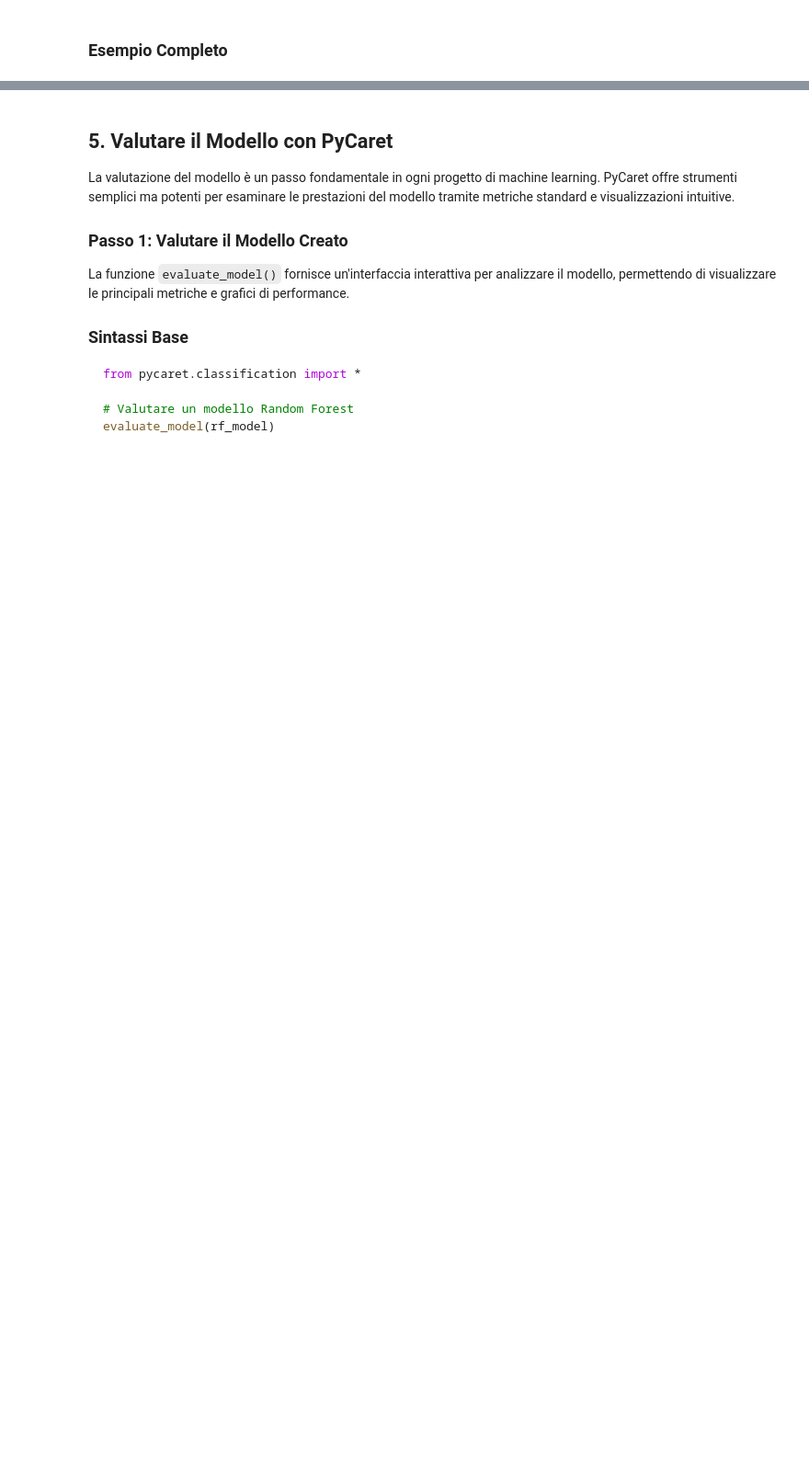
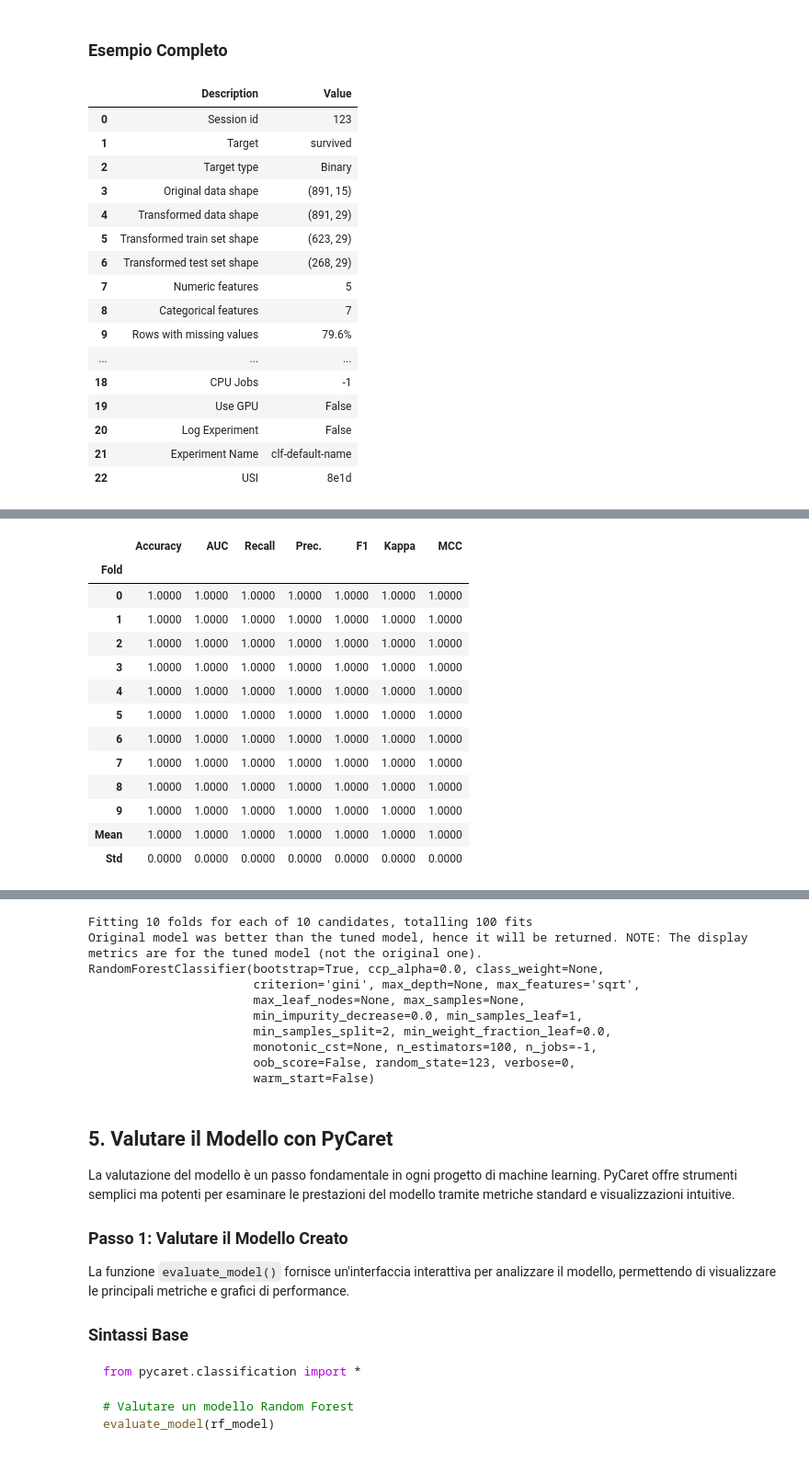
Before and after one commit to enzoschitini/machine-learning, a Jupyter notebook: PyCaret.ipynb, the cells around one changed output, grey strips where cells are left out. Shown: that part at 92% size. Saved outputs shown, nothing was run; the diff lists cells and outputs as text; code cells hidden in the pictures; blank space fills up the shorter version.

```diff
--- a/PyCaret.ipynb
+++ b/PyCaret.ipynb
@@ -500,7 +617,7 @@ tuned_rf_model = tune_model(rf_model)
 from pycaret.classification import *
 
 # Configurare l'ambiente
-clf = setup(data=data, target='Survived', session_id=123)
+clf = setup(data=data, target='survived', session_id=123)
 
 # Creare un modello Random Forest
 rf_model = create_model('rf')
@@ -510,3 +627,21 @@ optimized_rf_model = tune_model(rf_model, optimize='AUC')
 
 # Stampare il modello ottimizzato
 print(optimized_rf_model)
+# %% [output]
+|  | Description | Value |
+| 0 | Session id | 123 |
+| 1 | Target | survived |
+| 2 | Target type | Binary |
+| 3 | Original data shape | (891, 15) |
+| 4 | Transformed data shape | (891, 29) |
+| 5 | Transformed train set shape | (623, 29) |
+| 6 | Transformed test set shape | (268, 29) |
+| 7 | Numeric features | 5 |
+| 8 | Categorical features | 7 |
+| 9 | Rows with missing values | 79.6% |
+| ... | ... | ... |
+| 18 | CPU Jobs | -1 |
+| 19 | Use GPU | False |
+| 20 | Log Experiment | False |
+| 21 | Experiment Name | clf-default-name |
+| 22 | USI | 8e1d |
@@ -512,0 +649,14 @@ print(optimized_rf_model)
+|  | Accuracy | AUC | Recall | Prec. | F1 | Kappa | MCC |
+| Fold |  |  |  |  |  |  |  |
+| 0 | 1.0000 | 1.0000 | 1.0000 | 1.0000 | 1.0000 | 1.0000 | 1.0000 |
+| 1 | 1.0000 | 1.0000 | 1.0000 | 1.0000 | 1.0000 | 1.0000 | 1.0000 |
+| 2 | 1.0000 | 1.0000 | 1.0000 | 1.0000 | 1.0000 | 1.0000 | 1.0000 |
+| 3 | 1.0000 | 1.0000 | 1.0000 | 1.0000 | 1.0000 | 1.0000 | 1.0000 |
+| 4 | 1.0000 | 1.0000 | 1.0000 | 1.0000 | 1.0000 | 1.0000 | 1.0000 |
+| 5 | 1.0000 | 1.0000 | 1.0000 | 1.0000 | 1.0000 | 1.0000 | 1.0000 |
+| 6 | 1.0000 | 1.0000 | 1.0000 | 1.0000 | 1.0000 | 1.0000 | 1.0000 |
+| 7 | 1.0000 | 1.0000 | 1.0000 | 1.0000 | 1.0000 | 1.0000 | 1.0000 |
+| 8 | 1.0000 | 1.0000 | 1.0000 | 1.0000 | 1.0000 | 1.0000 | 1.0000 |
+| 9 | 1.0000 | 1.0000 | 1.0000 | 1.0000 | 1.0000 | 1.0000 | 1.0000 |
+| Mean | 1.0000 | 1.0000 | 1.0000 | 1.0000 | 1.0000 | 1.0000 | 1.0000 |
+| Std | 0.0000 | 0.0000 | 0.0000 | 0.0000 | 0.0000 | 0.0000 | 0.0000 |
@@ -513,3 +680,13 @@ print(optimized_rf_model)
+Fitting 10 folds for each of 10 candidates, totalling 100 fits
+Original model was better than the tuned model, hence it will be returned. NOTE: The display metrics are for the tuned model (not the original one).
+RandomForestClassifier(bootstrap=True, ccp_alpha=0.0, class_weight=None,
+                       criterion='gini', max_depth=None, max_features='sqrt',
+                       max_leaf_nodes=None, max_samples=None,
+                       min_impurity_decrease=0.0, min_samples_leaf=1,
+                       min_samples_split=2, min_weight_fraction_leaf=0.0,
+                       monotonic_cst=None, n_estimators=100, n_jobs=-1,
+                       oob_score=False, random_state=123, verbose=0,
+                       warm_start=False)
 # %% [markdown]
 ## **5. Valutare il Modello con PyCaret**
 
```
Also changed, not shown: parts of 8 cells of this notebook, 1 other file.
